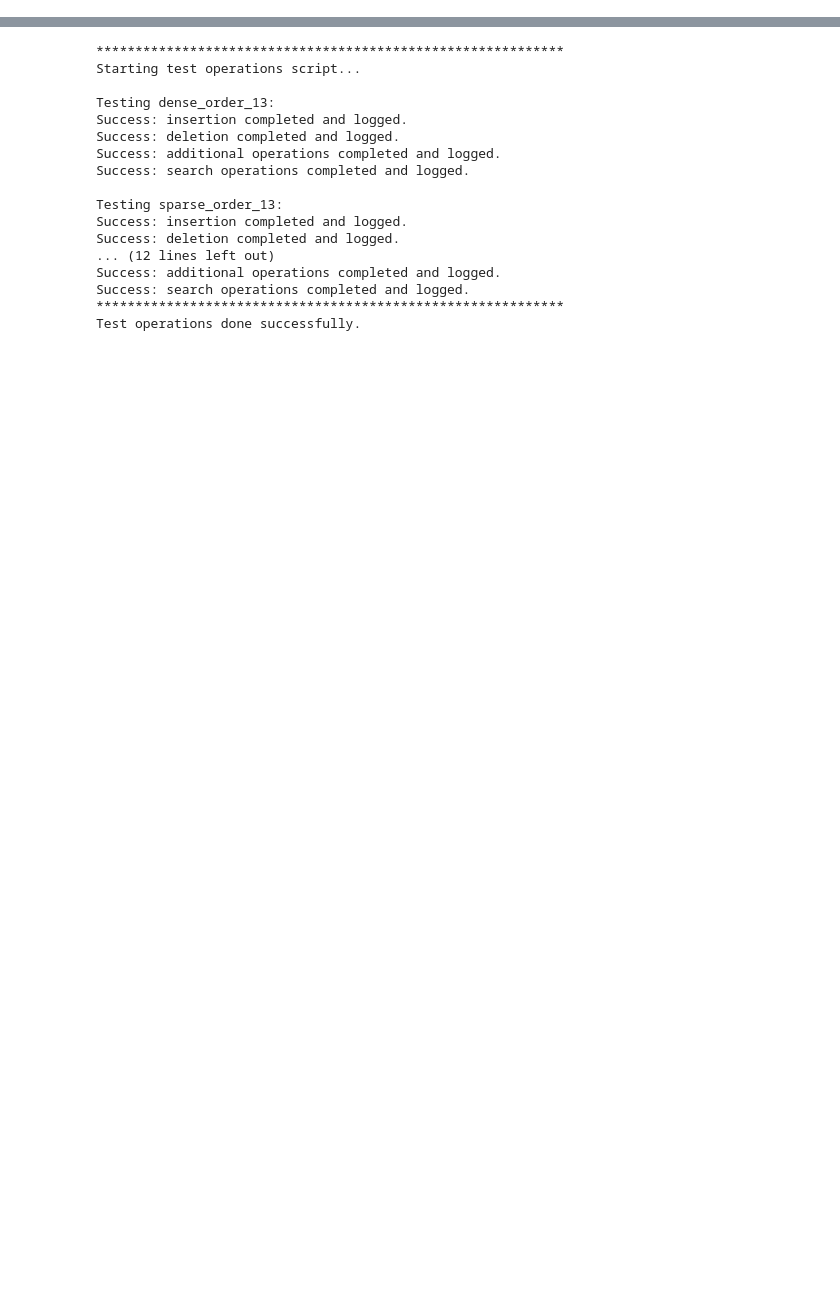
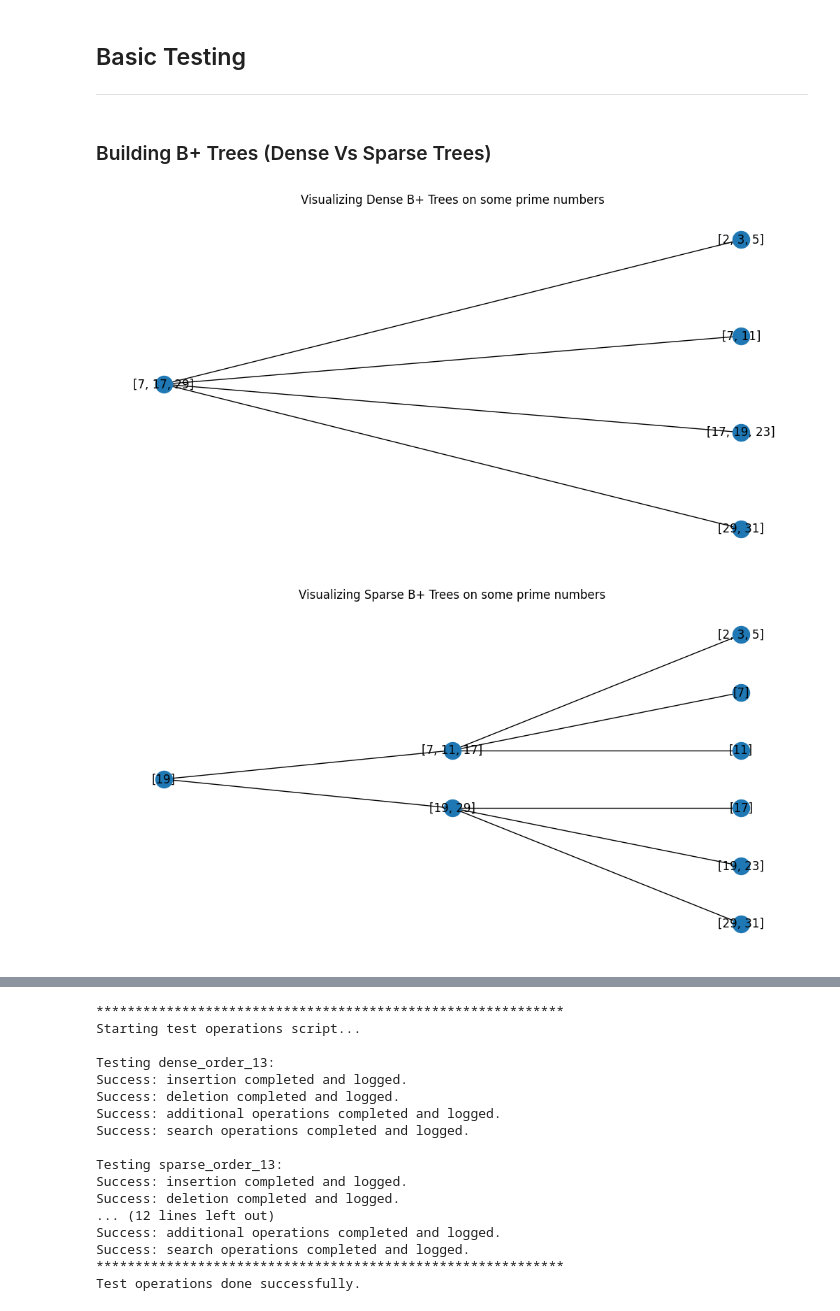
Before and after one commit to omarkhater/Project2-db, a Jupyter notebook: Test_B_trees_refactored.ipynb, the cells around one changed output, grey strips where cells are left out. Saved outputs shown, nothing was run; the diff lists cells and outputs as text; code cells hidden in the pictures; blank space fills up the shorter version.

```diff
--- a/Test_B_trees_refactored.ipynb
+++ b/Test_B_trees_refactored.ipynb
@@ -8,0 +50,18 @@ The autoreload extension is already loaded. To reload it, use:
+# %% [markdown]
+## Basic Testing
+---
+# %% [markdown]
+### Building B+ Trees (Dense Vs Sparse Trees)
+# %%
+elements_to_insert = [29, 5, 7, 17, 19, 31, 2, 23, 11, 3]
+bpt_dense = BPlusTree(4)
+bpt_dense.build_tree(elements_to_insert)
+bpt_sparse = BPlusTree(4)
+bpt_sparse.build_tree(elements_to_insert, dense= False)
+bpt_dense.visualize(title= "Visualizing Dense B+ Trees on some prime numbers",
+                    figsize = (10,5))
+bpt_sparse.visualize(title= "Visualizing Sparse B+ Trees on some prime numbers",
+                     figsize= (10,5))
+# %% [output]
+[figure, added]
+[figure, added]
```
Also changed, not shown: parts of 13 cells of this notebook, 1 other file.
